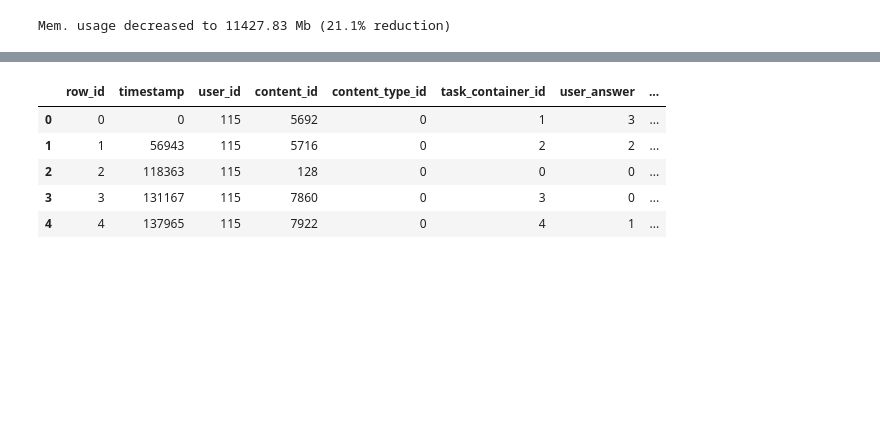
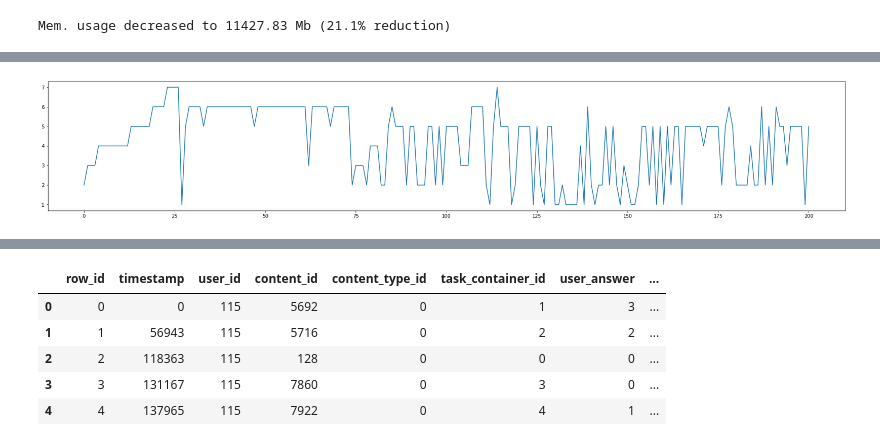
Before and after one commit to zakopuro/kaggle_Riiid, a Jupyter notebook: notebook/EDA.ipynb, the cells around one changed output, grey strips where cells are left out. Saved outputs shown, nothing was run; the diff lists cells and outputs as text; code cells hidden in the pictures; blank space fills up the shorter version.

```diff
--- a/notebook/EDA.ipynb
+++ b/notebook/EDA.ipynb
@@ -76,0 +142,3 @@ Mem. usage decreased to 11427.83 Mb (21.1% reduction)
+# %%
+train_df.loc[train_df['prior_question_had_explanation'] == False , 'prior_question_had_explanation'] = 0
+train_df.loc[train_df['prior_question_had_explanation'] == True , 'prior_question_had_explanation'] = 1
@@ -76,0 +173,7 @@ Mem. usage decreased to 11427.83 Mb (21.1% reduction)
+# %%
+plt.figure(figsize=(30,5))
+# plt.plot(train_df[(train_df['user_id'] == 455973631)]['prior_question_had_explanation'][:300])
+plt.plot(train_df[(train_df['user_id'] == 363123680) & (train_df['prior_question_had_explanation'] == 0)]['part'].reset_index(drop=True))
+plt.show()
+# %% [output]
+[figure, added]
```
Also changed, not shown: parts of 31 cells of this notebook, 11 other files.
